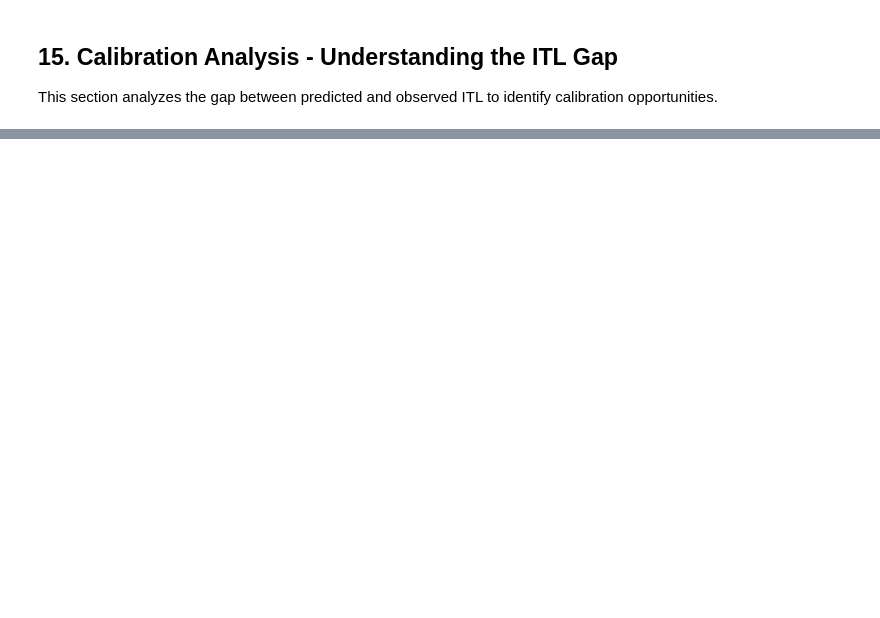
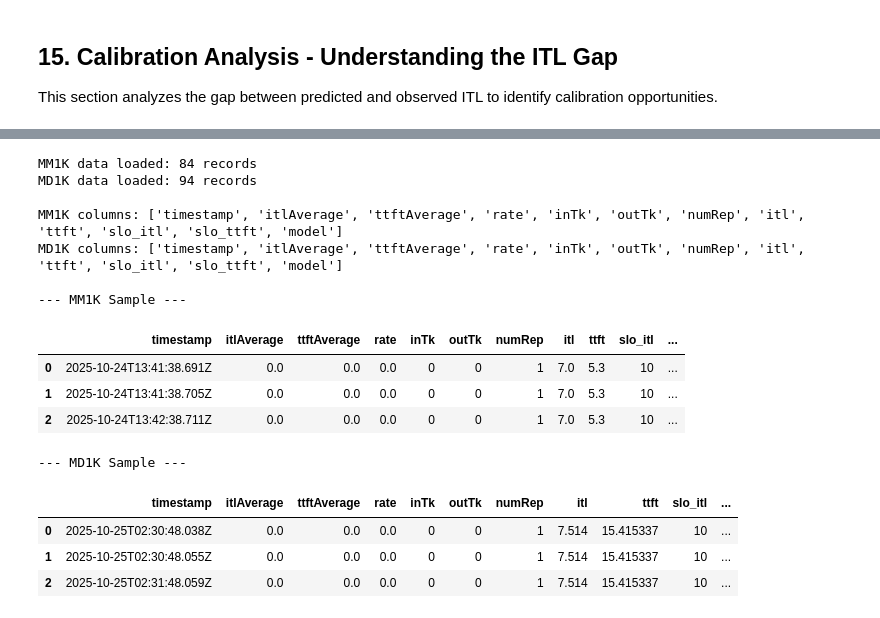
Before and after one commit to WheelyMcBones/inferno-autoscaler-fork, a Jupyter notebook: thesis/wva_analysis.ipynb, the cells around one changed output, grey strips where cells are left out. Drawn from its saved outputs; the diff is of its cells as text; code cells hidden in the pictures; blank space fills up the shorter version.

```diff
--- a/thesis/wva_analysis.ipynb
+++ b/thesis/wva_analysis.ipynb
@@ -941,0 +1171,39 @@ print(f"✅ Plot saved as '{plot_path}'")
+# %%
+# Load MM1K data (ttft experiment)
+mm1k_file = "experiments/20251024_232539_ttft_queuescorer_SLO_10_10_24/extracted_metrics_ttft.csv"
+mm1k_df = pd.read_csv(mm1k_file)
+mm1k_df['model'] = 'MM1K'
+print(f"MM1K data loaded: {len(mm1k_df)} records")
+
+# Load MD1K data (new experiment)
+md1k_file = "experiments/20251024_232458_md1k_logs/extracted_metrics_mdk1.csv"  # Update with actual filename
+md1k_df = pd.read_csv(md1k_file)
+md1k_df['model'] = 'MD1K'
+print(f"MD1K data loaded: {len(md1k_df)} records")
+
+# Display data structure
+print("\nMM1K columns:", mm1k_df.columns.tolist())
+print("MD1K columns:", md1k_df.columns.tolist())
+
+# Show sample data
+print("\n--- MM1K Sample ---")
+display(mm1k_df.head(3))
+print("\n--- MD1K Sample ---")
+display(md1k_df.head(3))
+# %% [output]
+MM1K data loaded: 84 records
+MD1K data loaded: 94 records
+
+MM1K columns: ['timestamp', 'itlAverage', 'ttftAverage', 'rate', 'inTk', 'outTk', 'numRep', 'itl', 'ttft', 'slo_itl', 'slo_ttft', 'model']
+MD1K columns: ['timestamp', 'itlAverage', 'ttftAverage', 'rate', 'inTk', 'outTk', 'numRep', 'itl', 'ttft', 'slo_itl', 'slo_ttft', 'model']
+
+--- MM1K Sample ---
+|  | timestamp | itlAverage | ttftAverage | rate | inTk | outTk | numRep | itl | ttft | slo_itl | ... |
+| 0 | 2025-10-24T13:41:38.691Z | 0.0 | 0.0 | 0.0 | 0 | 0 | 1 | 7.0 | 5.3 | 10 | ... |
+| 1 | 2025-10-24T13:41:38.705Z | 0.0 | 0.0 | 0.0 | 0 | 0 | 1 | 7.0 | 5.3 | 10 | ... |
+| 2 | 2025-10-24T13:42:38.711Z | 0.0 | 0.0 | 0.0 | 0 | 0 | 1 | 7.0 | 5.3 | 10 | ... |
+--- MD1K Sample ---
+|  | timestamp | itlAverage | ttftAverage | rate | inTk | outTk | numRep | itl | ttft | slo_itl | ... |
+| 0 | 2025-10-25T02:30:48.038Z | 0.0 | 0.0 | 0.0 | 0 | 0 | 1 | 7.514 | 15.415337 | 10 | ... |
+| 1 | 2025-10-25T02:30:48.055Z | 0.0 | 0.0 | 0.0 | 0 | 0 | 1 | 7.514 | 15.415337 | 10 | ... |
+| 2 | 2025-10-25T02:31:48.059Z | 0.0 | 0.0 | 0.0 | 0 | 0 | 1 | 7.514 | 15.415337 | 10 | ... |
```
Also changed, not shown: parts of 36 cells of this notebook, 1 other file.
